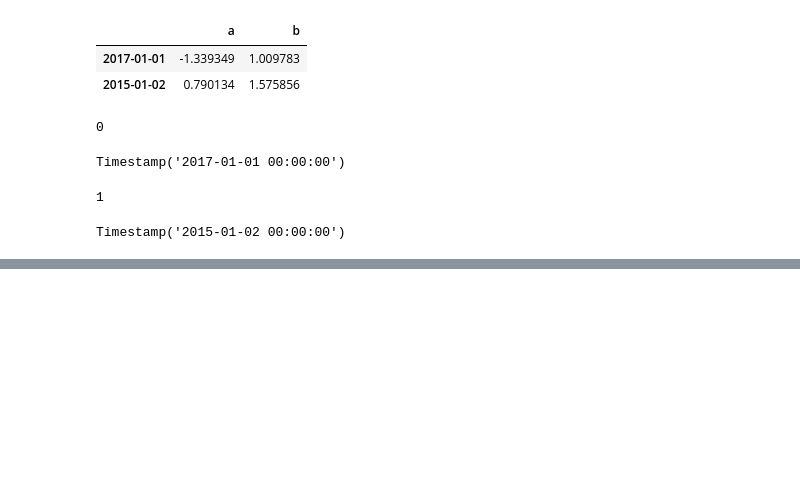
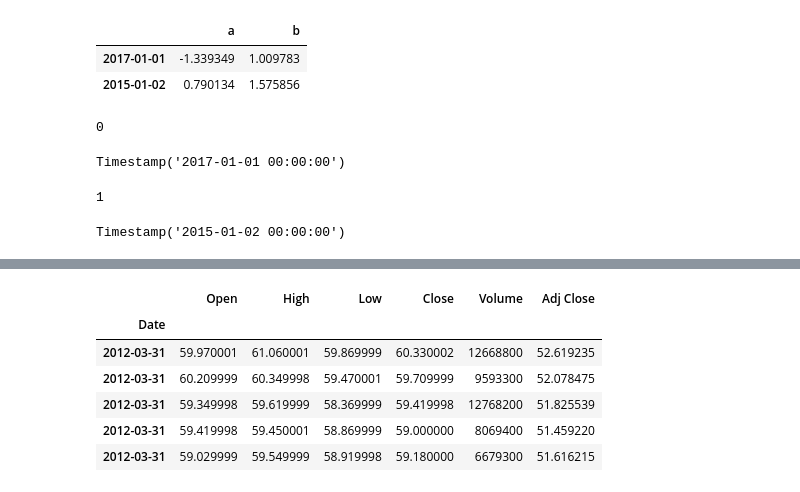
Before and after one commit to rmanaem/py4datasci, a Jupyter notebook: notebooks/time series with pandas.ipynb, the cells around one changed output, grey strips where cells are left out. Drawn from its saved outputs; the diff is of its cells as text; code cells hidden in the pictures; blank space fills up the shorter version.

```diff
--- a/notebooks/time series with pandas.ipynb
+++ b/notebooks/time series with pandas.ipynb
@@ -188,0 +223,11 @@ df['Close'].resample('Q').mean().plot(kind='bar', figsize=(10,4))
+# %%
+# Shift data based on frequency
+df.shift(freq='Q').head()
+# %% [output]
+|  | Open | High | Low | Close | Volume | Adj Close |
+| Date |  |  |  |  |  |  |
+| 2012-03-31 | 59.970001 | 61.060001 | 59.869999 | 60.330002 | 12668800 | 52.619235 |
+| 2012-03-31 | 60.209999 | 60.349998 | 59.470001 | 59.709999 | 9593300 | 52.078475 |
+| 2012-03-31 | 59.349998 | 59.619999 | 58.369999 | 59.419998 | 12768200 | 51.825539 |
+| 2012-03-31 | 59.419998 | 59.450001 | 58.869999 | 59.000000 | 8069400 | 51.459220 |
+| 2012-03-31 | 59.029999 | 59.549999 | 58.919998 | 59.180000 | 6679300 | 51.616215 |
```
Also changed, not shown: parts of 22 cells of this notebook.
